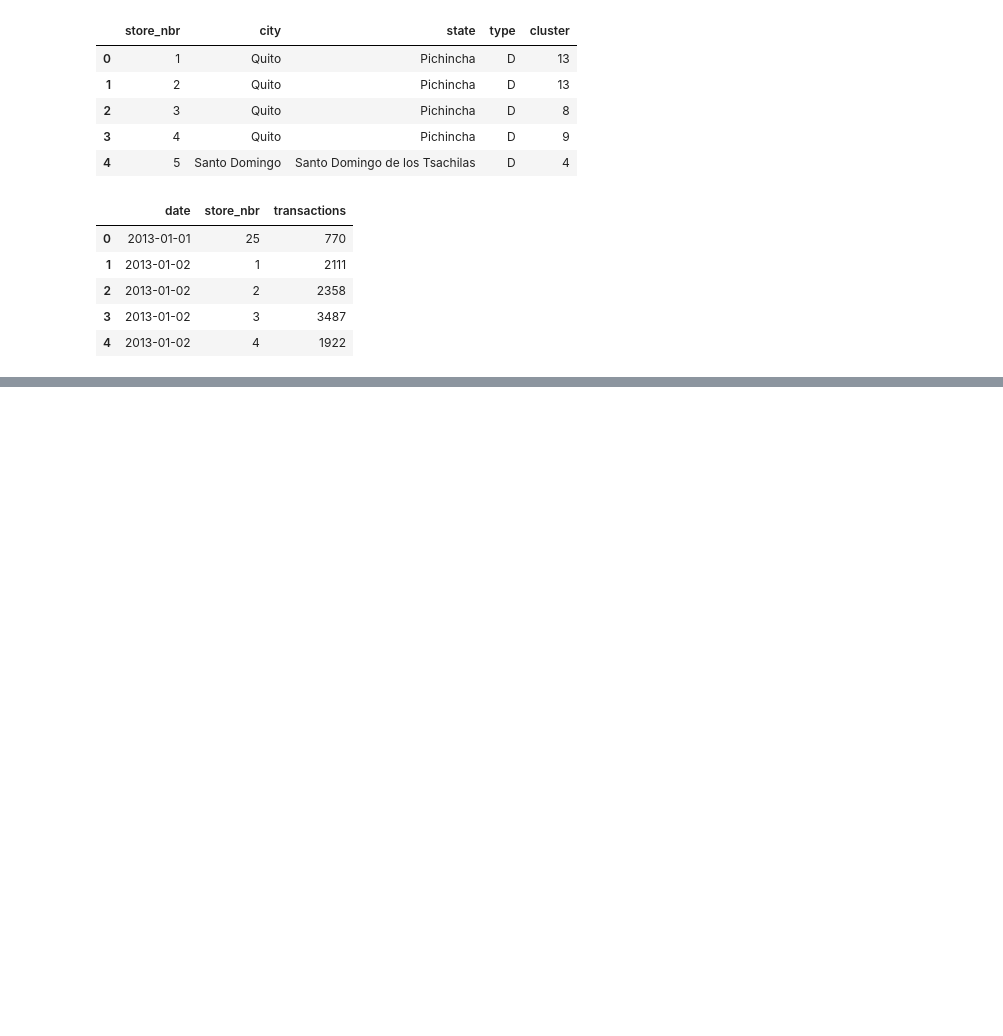
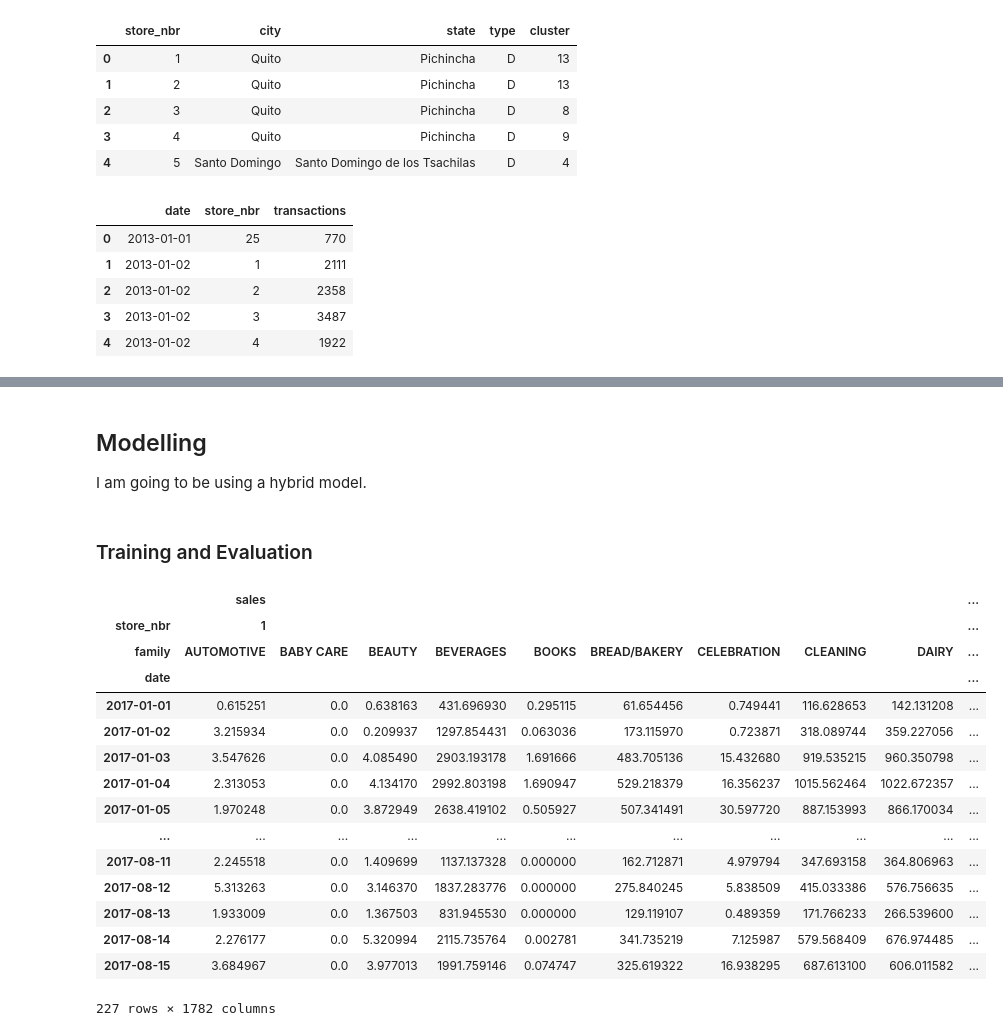
Before and after one commit to fengql123/kaggle, a Jupyter notebook: Store Sales/Store Sales.ipynb, the cells around one changed output, grey strips where cells are left out. Drawn from its saved outputs; the diff is of its cells as text; code cells hidden in the pictures; blank space fills up the shorter version.

```diff
--- a/Store Sales/Store Sales.ipynb
+++ b/Store Sales/Store Sales.ipynb
@@ -66,0 +125,7 @@ transactions.head()
+# %%
+#Set up day of the week column
+
+calendar = pd.DataFrame(calendar)
+calendar['dofw'] = calendar.index.dayofweek
+
+calendar
@@ -66,0 +225,4 @@ transactions.head()
+# %%
+X = dp.in_sample()
+
+X.head()
@@ -66,0 +257,57 @@ transactions.head()
+# %% [markdown]
+## Modelling
+
+I am going to be using a hybrid model.
+# %%
+from sklearn.linear_model import Ridge
+from sklearn.ensemble import RandomForestRegressor
+
+feature_model = Ridge(alpha = 0.5, normalize = True)
+target_model = RandomForestRegressor(n_estimators = 250, random_state = 0)
+# %% [markdown]
+### Training and Evaluation
+# %%
+# Create class for two algorithms
+class BoostedHybrid:
+    def __init__(self, model_1, model_2):
+        self.model_1 = model_1
+        self.model_2 = model_2
+        self.y_columns = None  # store column names from fit method
+
+    def fit(self, X, y):
+
+        self.model_1.fit(X,y)
+        y_fit = pd.DataFrame(self.model_1.predict(X),index=X.index, columns=y.columns)
+        y_resid = y - y_fit
+        self.model_2.fit(X, y_resid)
+        self.y_columns = y.columns
+
+    def predict(self, X):
+        y_pred1 = pd.DataFrame(self.model_1.predict(X),index=X.index, columns=self.y_columns)
+        y_pred2 = pd.DataFrame(self.model_2.predict(X),index=X.index, columns=self.y_columns)
+        y_pred = y_pred1 + y_pred2
+
+        return y_pred
+# %%
+model = BoostedHybrid(feature_model, target_model)
+model.fit(X, y)
+y_pred= model.predict(X)
+y_pred = y_pred.clip(0.0)
+y_pred
+# %% [output]
+|  | sales |  |  |  |  |  |  |  |  | ... |
+| store_nbr | 1 |  |  |  |  |  |  |  |  | ... |
+| family | AUTOMOTIVE | BABY CARE | BEAUTY | BEVERAGES | BOOKS | BREAD/BAKERY | CELEBRATION | CLEANING | DAIRY | ... |
+| date |  |  |  |  |  |  |  |  |  | ... |
+| 2017-01-01 | 0.615251 | 0.0 | 0.638163 | 431.696930 | 0.295115 | 61.654456 | 0.749441 | 116.628653 | 142.131208 | ... |
+| 2017-01-02 | 3.215934 | 0.0 | 0.209937 | 1297.854431 | 0.063036 | 173.115970 | 0.723871 | 318.089744 | 359.227056 | ... |
+| 2017-01-03 | 3.547626 | 0.0 | 4.085490 | 2903.193178 | 1.691666 | 483.705136 | 15.432680 | 919.535215 | 960.350798 | ... |
+| 2017-01-04 | 2.313053 | 0.0 | 4.134170 | 2992.803198 | 1.690947 | 529.218379 | 16.356237 | 1015.562464 | 1022.672357 | ... |
+| 2017-01-05 | 1.970248 | 0.0 | 3.872949 | 2638.419102 | 0.505927 | 507.341491 | 30.597720 | 887.153993 | 866.170034 | ... |
+| ... | ... | ... | ... | ... | ... | ... | ... | ... | ... | ... |
+| 2017-08-11 | 2.245518 | 0.0 | 1.409699 | 1137.137328 | 0.000000 | 162.712871 | 4.979794 | 347.693158 | 364.806963 | ... |
+| 2017-08-12 | 5.313263 | 0.0 | 3.146370 | 1837.283776 | 0.000000 | 275.840245 | 5.838509 | 415.033386 | 576.756635 | ... |
+| 2017-08-13 | 1.933009 | 0.0 | 1.367503 | 831.945530 | 0.000000 | 129.119107 | 0.489359 | 171.766233 | 266.539600 | ... |
+| 2017-08-14 | 2.276177 | 0.0 | 5.320994 | 2115.735764 | 0.002781 | 341.735219 | 7.125987 | 579.568409 | 676.974485 | ... |
+| 2017-08-15 | 3.684967 | 0.0 | 3.977013 | 1991.759146 | 0.074747 | 325.619322 | 16.938295 | 687.613100 | 606.011582 | ... |
+227 rows × 1782 columns
```
Also changed, not shown: parts of 17 cells of this notebook, 1 other file.
